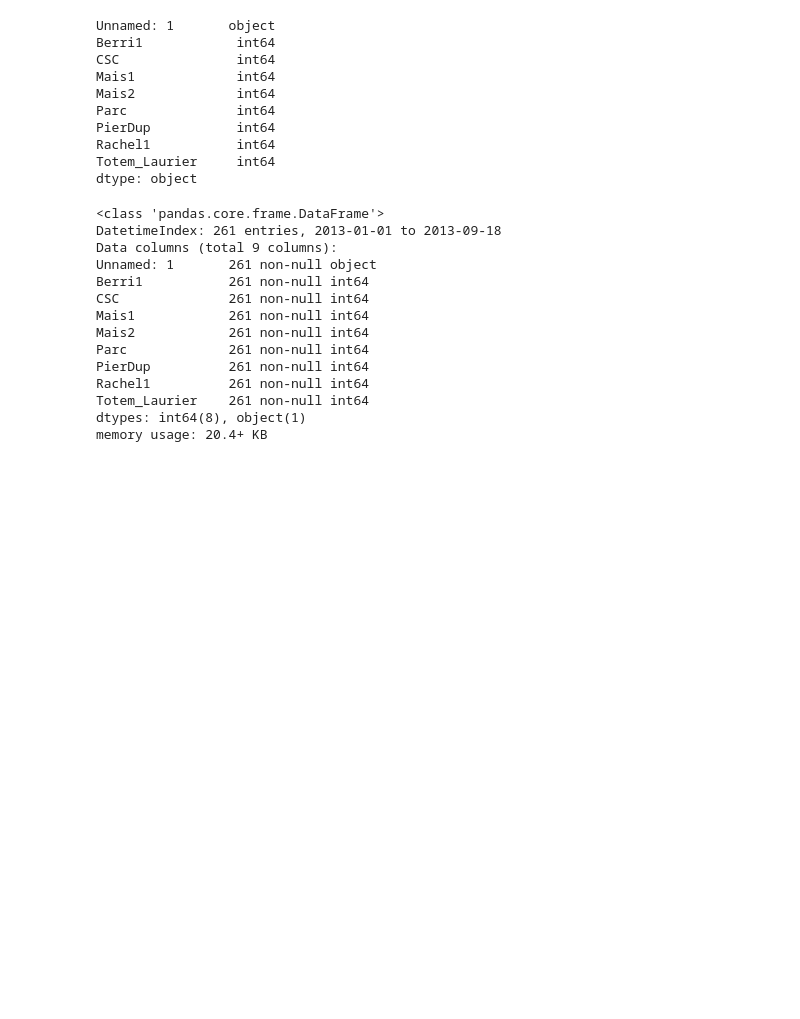
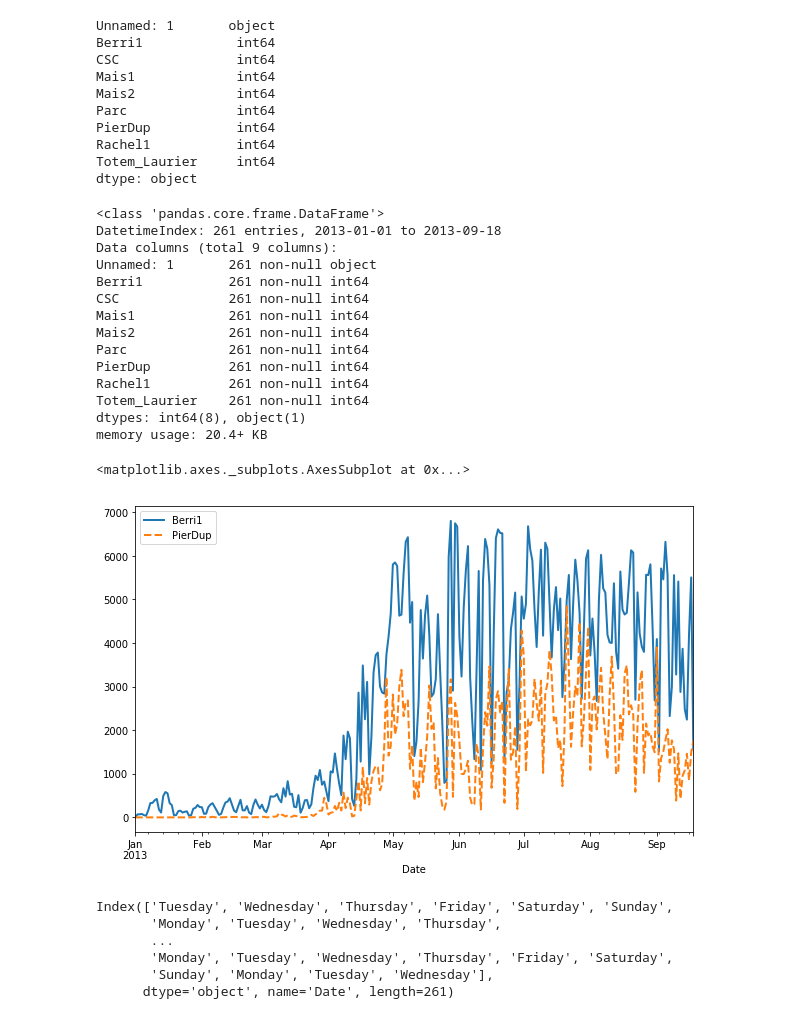
Before and after one commit to alessiocozzi/Montreal-biking-data, a Jupyter notebook: Montreal_biking_data_EDA_ipynb.ipynb, the cells around one changed output. Saved outputs shown, nothing was run; the diff lists cells and outputs as text; code cells hidden in the pictures; blank space fills up the shorter version.

```diff
--- a/Montreal_biking_data_EDA_ipynb.ipynb
+++ b/Montreal_biking_data_EDA_ipynb.ipynb
@@ -64,3 +62,17 @@ Rachel1          261 non-null int64
 Totem_Laurier    261 non-null int64
 dtypes: int64(8), object(1)
 memory usage: 20.4+ KB
+# %%
+df[['Berri1', 'PierDup']].plot(figsize=(10, 6), style=['-', '--'], lw=2)
+# %% [output]
+<matplotlib.axes._subplots.AxesSubplot at 0x...>
+[figure, added]
+# %%
+df.index.weekday_name
+# %% [output]
+Index(['Tuesday', 'Wednesday', 'Thursday', 'Friday', 'Saturday', 'Sunday',
+       'Monday', 'Tuesday', 'Wednesday', 'Thursday',
+       ...
+       'Monday', 'Tuesday', 'Wednesday', 'Thursday', 'Friday', 'Saturday',
+       'Sunday', 'Monday', 'Tuesday', 'Wednesday'],
+      dtype='object', name='Date', length=261)
```
Also changed, not shown: parts of 4 cells of this notebook.
